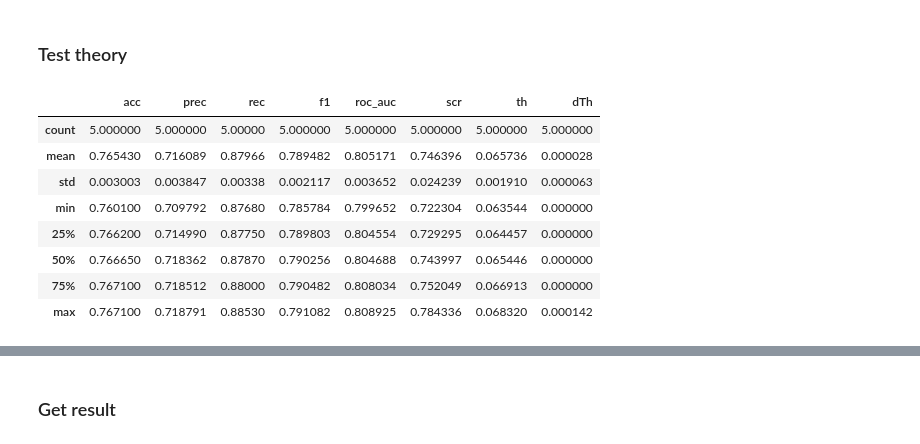
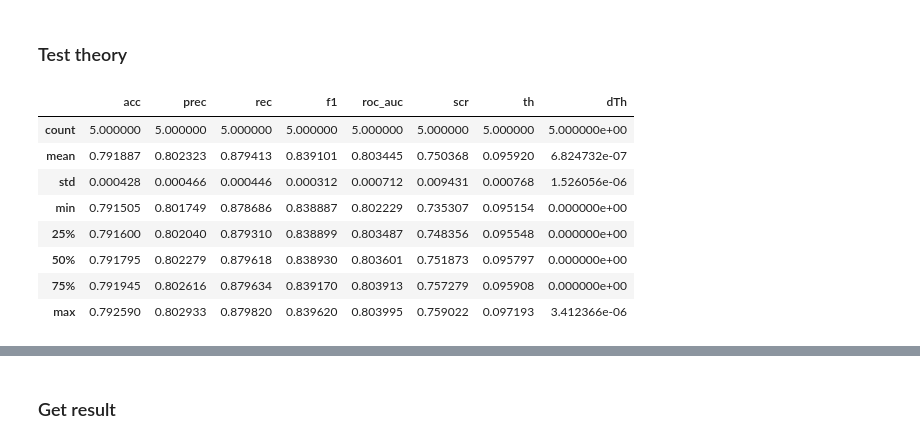
Before and after one commit to almaslov/idao2019, a Jupyter notebook: 07_io_conversions.ipynb, the cells around one changed output, grey strips where cells are left out. Saved outputs shown, nothing was run; the diff lists cells and outputs as text; code cells hidden in the pictures.

```diff
--- a/07_io_conversions.ipynb
+++ b/07_io_conversions.ipynb
@@ -52,5 +48,6 @@ len(SIMPLE_FEATURE_COLS + ARR_FEATURE_COLS + ALL_TRAIN_COLS)
 # %%
 %%time
-train = read_train(xyz_cols + exy_cols, 2000000)
+used_cols = xyz_cols + mom_cols + hit_type_cols + dxyz_cols + exy_cols + edxy_cols
+train = read_train(used_cols, 1100000)
 display(train.shape)
 # %% [output]
@@ -136,7 +119,7 @@ def fit(train):
     transformer = DataTransformer().fit(train)
     train = transformer.transform(train)
 
-    estimator = xgb.XGBClassifier(n_estimators=60, n_jobs=3)
+    estimator = xgb.XGBClassifier(n_estimators=150, n_jobs=3)
     estimator.fit(train.values, target_train.label.values, sample_weight=target_train.weight.values, eval_metric=scoring.rejection90_sklearn)
     return transformer, estimator
 
@@ -157,7 +140,7 @@ def fit_predict_save(train, test, filename):
     predictions = predict(fitted_state, test)
 
     pd.DataFrame(data={"prediction": predictions}, index=test.index).to_csv(
-        filename, index_label=utils.ID_COLUMN
+        filename, index_label='id'
     )
 
     model = fitted_state[1]
@@ -172,7 +155,7 @@ def fit_save_model(train, filename):
     model.save_model(filename)
 
 def cross_validate(train, n_splits, n_rows):
-    train = get_head_w_proportions(train, n_rows, .5)
+    train = get_head_w_proportions(train, n_rows, None)
 
     splitter = mdsel.StratifiedKFold(n_splits=n_splits, shuffle=True)
     scores = []
@@ -384,15 +367,15 @@ Wall time: 5.3 s
 ### Test theory
 # %%
 %%time
-df_scores = cross_validate(train, n_splits=5, n_rows=100000)
+df_scores = cross_validate(train, n_splits=5, n_rows=1000000)
 display(df_scores.describe())
 # %% [output]
 |  | acc | prec | rec | f1 | roc_auc | scr | th | dTh |
-| count | 5.000000 | 5.000000 | 5.00000 | 5.000000 | 5.000000 | 5.000000 | 5.000000 | 5.000000 |
-| mean | 0.765430 | 0.716089 | 0.87966 | 0.789482 | 0.805171 | 0.746396 | 0.065736 | 0.000028 |
-| std | 0.003003 | 0.003847 | 0.00338 | 0.002117 | 0.003652 | 0.024239 | 0.001910 | 0.000063 |
-| min | 0.760100 | 0.709792 | 0.87680 | 0.785784 | 0.799652 | 0.722304 | 0.063544 | 0.000000 |
-| 25% | 0.766200 | 0.714990 | 0.87750 | 0.789803 | 0.804554 | 0.729295 | 0.064457 | 0.000000 |
-| 50% | 0.766650 | 0.718362 | 0.87870 | 0.790256 | 0.804688 | 0.743997 | 0.065446 | 0.000000 |
-| 75% | 0.767100 | 0.718512 | 0.88000 | 0.790482 | 0.808034 | 0.752049 | 0.066913 | 0.000000 |
-| max | 0.767100 | 0.718791 | 0.88530 | 0.791082 | 0.808925 | 0.784336 | 0.068320 | 0.000142 |
+| count | 5.000000 | 5.000000 | 5.000000 | 5.000000 | 5.000000 | 5.000000 | 5.000000 | 5.000000e+00 |
+| mean | 0.791887 | 0.802323 | 0.879413 | 0.839101 | 0.803445 | 0.750368 | 0.095920 | 6.824732e-07 |
+| std | 0.000428 | 0.000466 | 0.000446 | 0.000312 | 0.000712 | 0.009431 | 0.000768 | 1.526056e-06 |
+| min | 0.791505 | 0.801749 | 0.878686 | 0.838887 | 0.802229 | 0.735307 | 0.095154 | 0.000000e+00 |
+| 25% | 0.791600 | 0.802040 | 0.879310 | 0.838899 | 0.803487 | 0.748356 | 0.095548 | 0.000000e+00 |
+| 50% | 0.791795 | 0.802279 | 0.879618 | 0.838930 | 0.803601 | 0.751873 | 0.095797 | 0.000000e+00 |
+| 75% | 0.791945 | 0.802616 | 0.879634 | 0.839170 | 0.803913 | 0.757279 | 0.095908 | 0.000000e+00 |
+| max | 0.792590 | 0.802933 | 0.879820 | 0.839620 | 0.803995 | 0.759022 | 0.097193 | 3.412366e-06 |
```
Also changed, not shown: parts of 11 cells of this notebook, 2 other files.
